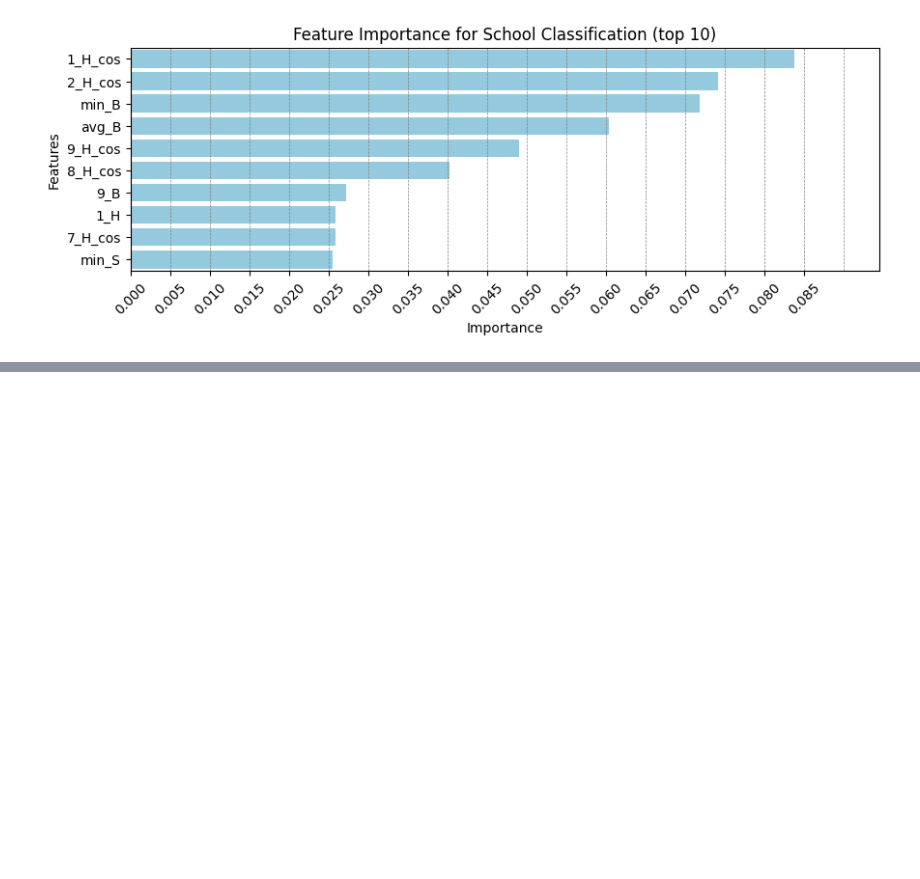
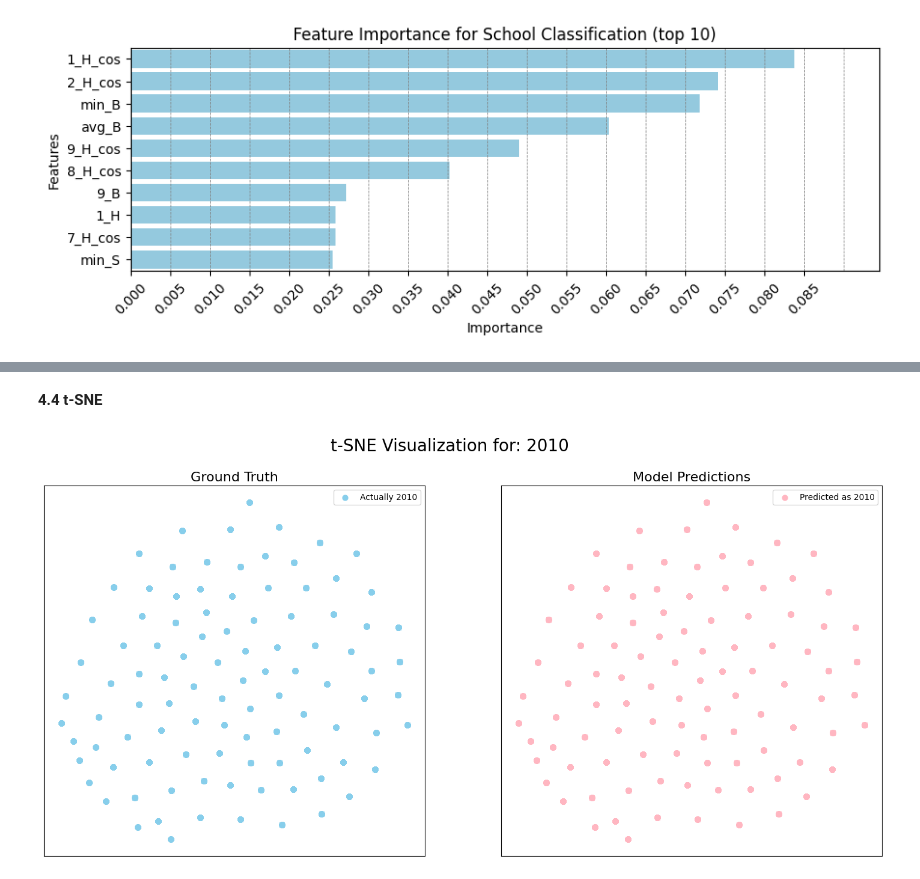
Before and after one commit to vieira-giulia/art_data_mining, a Jupyter notebook: 03_classification/decade_classifier_full.ipynb, the cells around one changed output, grey strips where cells are left out. Cells and saved outputs as stored; diff of their text form; code cells hidden in the pictures; blank space fills up the shorter version.

```diff
--- a/03_classification/decade_classifier_full.ipynb
+++ b/03_classification/decade_classifier_full.ipynb
@@ -136,0 +221,46 @@ plt.show()
+# %% [markdown]
+**4.4 t-SNE**
+# %%
+# Reduce dimensionality of the test features to 2D using t-SNE
+tsne = TSNE(n_components=2, random_state=42, perplexity=30, n_iter=1000)
+X_test_2d = tsne.fit_transform(X_test)
+
+# Create a DataFrame for plotting
+plot_df = pd.DataFrame(X_test_2d, columns=['tsne1', 'tsne2'])
+plot_df['true_school'] = y_test
+plot_df['predicted_school'] = y_pred
+
+# Identify the top 10 schools that actually got predictions
+predicted_schools_counts = pd.Series(y_pred).value_counts()
+top_10_predicted_schools = predicted_schools_counts.nlargest(10).index.tolist()
+
+# Create a separate figure for each of the top 10 schools
+for school in top_10_predicted_schools:
+    fig, (ax1, ax2) = plt.subplots(1, 2, figsize=(18, 8))
+    fig.suptitle(f't-SNE Visualization for: {school}', fontsize=20)
+
+    # --- Left Plot: Ground Truth ---
+    ax1.set_title('Ground Truth', fontsize=16)
+    # Plot all data points in a light gray as a background
+    ax1.scatter(plot_df['tsne1'], plot_df['tsne2'], color='lightgray', s=15, alpha=0.3)
+    # Highlight points where the TRUE school is the current one
+    true_school_data = plot_df[plot_df['true_school'] == school]
+    ax1.scatter(true_school_data['tsne1'], true_school_data['tsne2'], color='skyblue', s=40, label=f'Actually {school}')
+    ax1.legend()
+    ax1.set_xticks([])
+    ax1.set_yticks([])
+
+    # --- Right Plot: Model Predictions ---
+    ax2.set_title('Model Predictions', fontsize=16)
+    # Plot all data points in a light gray as a background
+    ax2.scatter(plot_df['tsne1'], plot_df['tsne2'], color='lightgray', s=15, alpha=0.3)
+    # Highlight points where the PREDICTED school is the current one
+    predicted_as_school = plot_df[plot_df['predicted_school'] == school]
+    ax2.scatter(predicted_as_school['tsne1'], predicted_as_school['tsne2'], color='lightpink', s=40, label=f'Predicted as {school}')
+    ax2.legend()
+    ax2.set_xticks([])
+    ax2.set_yticks([])
+
+    plt.show()
+# %% [output]
+[figure, added]
```
Also changed, not shown: parts of 6 cells of this notebook, 1 other file.
